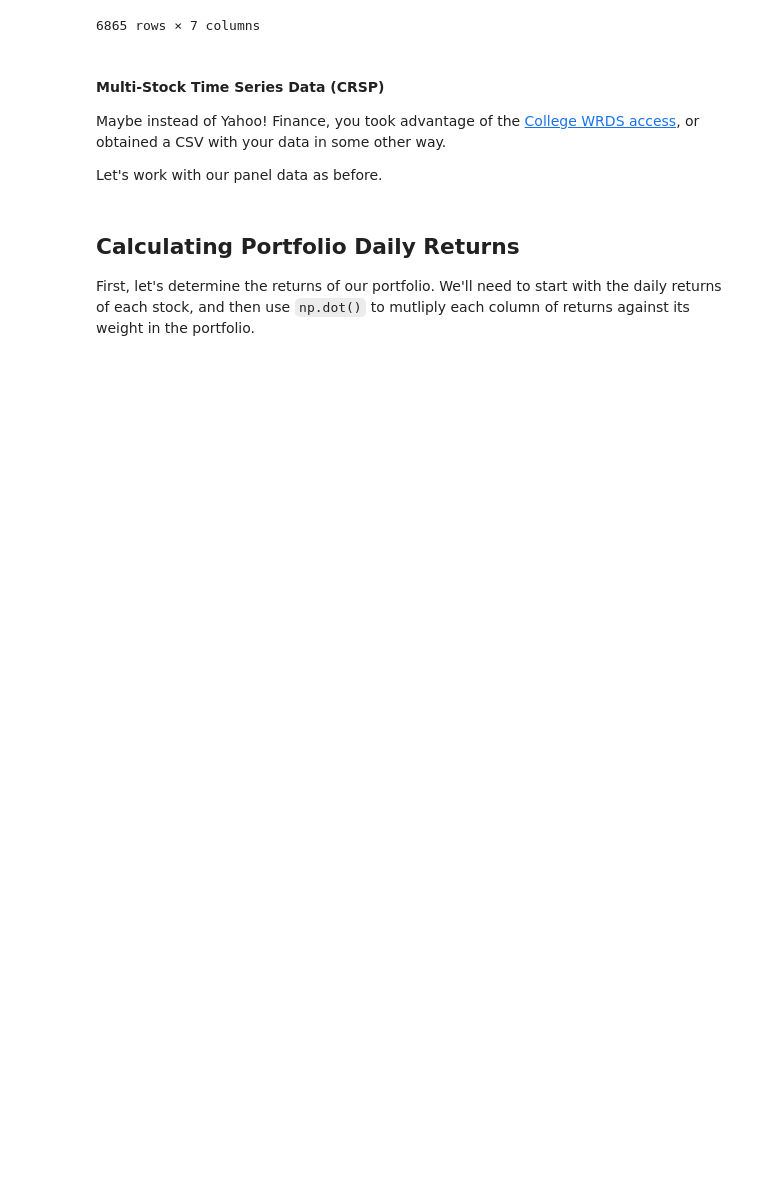
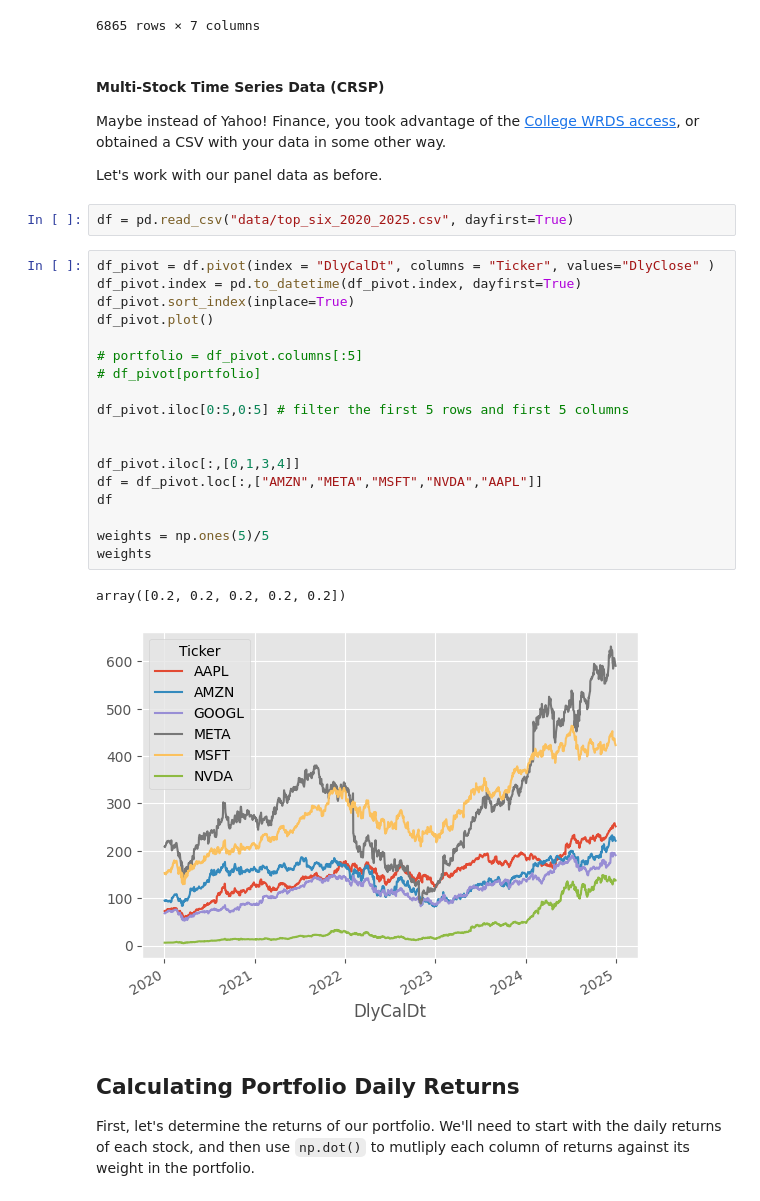
Before and after one commit to Imperial-Business-School/python-for-finance-WangZilu-imperial, a Jupyter notebook: 11. Portfolios.ipynb, the cells around one changed output. Drawn from its saved outputs; the diff is of its cells as text; blank space fills up the shorter version.

Commit message:
Changes to be committed: modified:   09. Strategies.ipynb modified:   10. Panel Strategies.ipynb modified:   11. Portfolios.ipynb modified:   12. Optimisation.ipynb

```diff
--- a/11. Portfolios.ipynb
+++ b/11. Portfolios.ipynb
@@ -80,6 +80,29 @@ multi_df
 Maybe instead of Yahoo! Finance, you took advantage of the [College WRDS access](https://www.imperial.ac.uk/admin-services/library/subject-support/business/crsp/), or obtained a CSV with your data in some other way.
 
 Let's work with our panel data as before.
+# %%
+df = pd.read_csv("data/top_six_2020_2025.csv", dayfirst=True)
+# %%
+df_pivot = df.pivot(index = "DlyCalDt", columns = "Ticker", values="DlyClose" )
+df_pivot.index = pd.to_datetime(df_pivot.index, dayfirst=True)
+df_pivot.sort_index(inplace=True)
+df_pivot.plot()
+
+# portfolio = df_pivot.columns[:5]
+# df_pivot[portfolio]
+
+df_pivot.iloc[0:5,0:5] # filter the first 5 rows and first 5 columns
+
+
+df_pivot.iloc[:,[0,1,3,4]]
+df = df_pivot.loc[:,["AMZN","META","MSFT","NVDA","AAPL"]]
+df
+
+weights = np.ones(5)/5
+weights
+# %% [output]
+array([0.2, 0.2, 0.2, 0.2, 0.2])
+[figure, added]
 # %% [markdown]
 ## Calculating Portfolio Daily Returns
 
```
Also changed, not shown: parts of 5 cells of this notebook, 3 other files.
